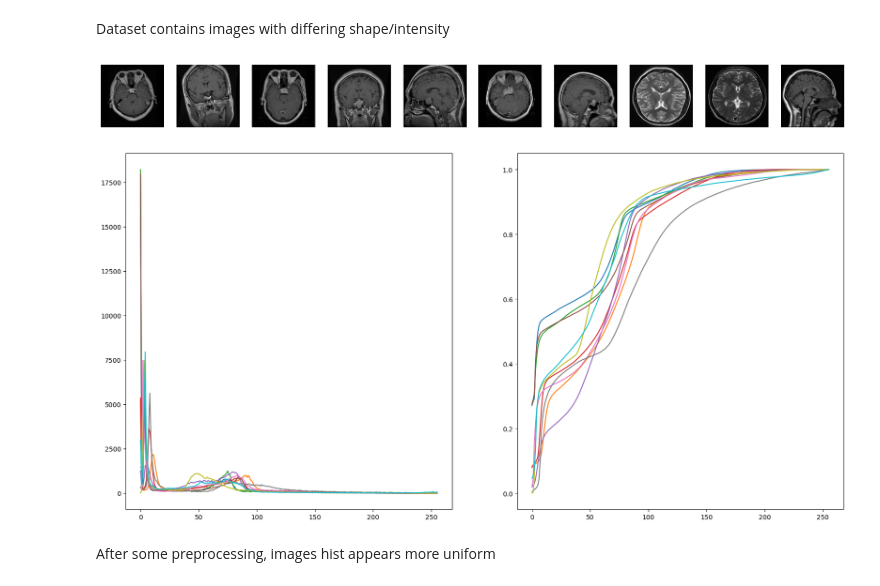
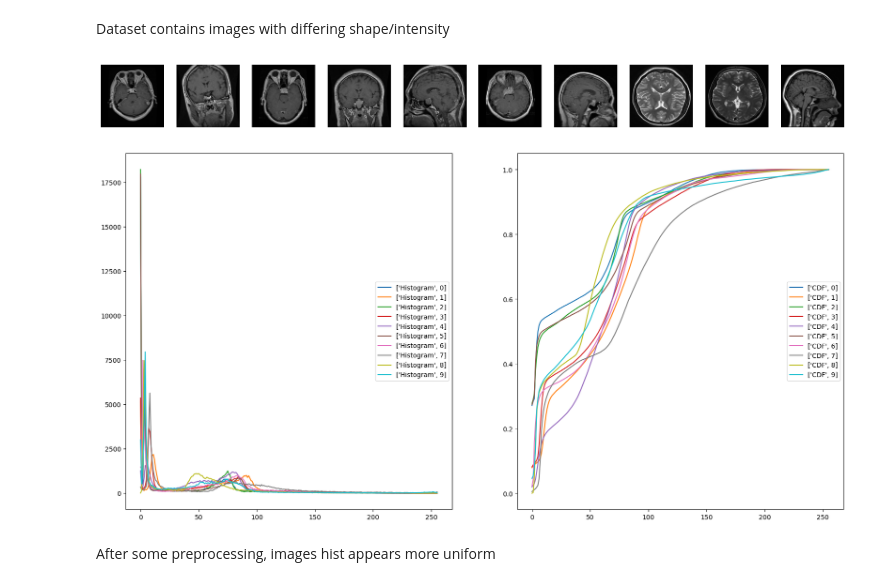
Before and after one commit to phebecarlson/Capstone-Three-CNN, a Jupyter notebook: Brain Tumor Dataset Wrangling.ipynb, the cells around one changed output. Cells and saved outputs as stored; diff of their text form; code cells hidden in the pictures.

```diff
--- a/Brain Tumor Dataset Wrangling.ipynb
+++ b/Brain Tumor Dataset Wrangling.ipynb
@@ -43,3 +71,19 @@ Training dataset is relatively balanced.
 # %%
 train_folder = '../Capstone-Three-CNN/data/Training/'
 test_folder = '../Capstone-Three-CNN/data/Testing/'
+# %%
+# function to resize
+def resize_image(input_image):
+    batch = 64
+    im_resized = tf.image.resize(input_image, (256,256), method='bilinear', preserve_aspect_ratio=True, antialias=True)
+    return im_resized
+
+# function to normalize and convert to float32
+def normalize(input_image):
+    input_im = tf.cast(input_image, tf.float32) / 255.0
+    return input_im
+
+# function to convert color -- will need to do this to mask as well
+def convert_grayscale(input_image):
+    input_im = input_image.convert('L')
+    return input_im
@@ -82,9 +236,17 @@ len(train_im_labels) # sanity check, same number
 # %% [markdown]
 # Plot and view images
+# %%
+def format_and_render_plot():
+    # get current fig
+    fig = plt.gcf()
+    for ax in fig.axes:
+        ax.legend(loc='center right')
+    plt.show()
 # %%
 # print images (separated by 230)
-fig, axes = plt.subplots(nrows=1, ncols=10, figsize=(20,20))
+fig, axes = plt.subplots(nrows=1, ncols=10, figsize=(20,10))
 fig1, axes1 = plt.subplots(nrows=1, ncols=2, figsize=(20,10))
+
 for i in range(10):
     im = imageio.imread(train_paths_unshuffled[i*230])
     print('Array shape: ', im.shape)
@@ -94,9 +256,9 @@ for i in range(10):
     axes[i].axis('off')
     hist = ndi.histogram(im, min=0, max=255, bins=256)
     cdf = hist.cumsum() / hist.sum()
-    axes1[0].plot(hist, label='Histogram')
-    axes1[1].plot(cdf, label='CDF')
-plt.show()
+    axes1[0].plot(hist, label=['Histogram', i])
+    axes1[1].plot(cdf, label=['CDF', i])
+format_and_render_plot()
 # %% [output]
 Array shape:  (512, 512, 3)
 Image type:  uint8
@@ -120,22 +282,21 @@ Min, max:  0 255
 # %% [markdown]
 Dataset contains images with differing shape/intensity
 # %%
-# try to plot images from resized and normalized array
-
+# plot images from resized and normalized array
 fig, axes = plt.subplots(nrows=1, ncols=10, figsize=(20,20))
 fig1, axes1 = plt.subplots(nrows=1, ncols=2, figsize=(20,10))
 for i in range(10):
     arr = train_im_array*255
     PIL_image = Image.fromarray(arr[i*230])
     axes[i].imshow(PIL_image, cmap='gray')
     axes[i].axis('off')
     hist = ndi.histogram(PIL_image, min=0, max=255, bins=256)
     cdf = hist.cumsum() / hist.sum()
-    axes1[0].plot(hist, label='Histogram')
-    axes1[1].plot(cdf, label='CDF')
-plt.show()
+    axes1[0].plot(hist, label=['Histogram', i])
+    axes1[1].plot(cdf, label=['CDF', i])
+format_and_render_plot()
 # %% [output]
 [figure]
-[figure, old version]
+[figure, new version]
 # %% [markdown]
 After some preprocessing, images hist appears more uniform
```
Also changed, not shown: parts of 37 cells of this notebook.
